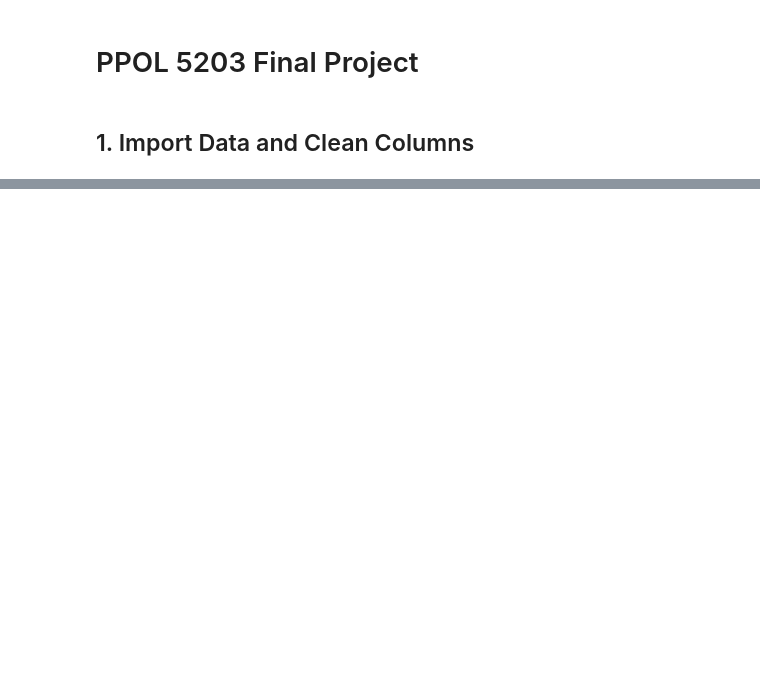
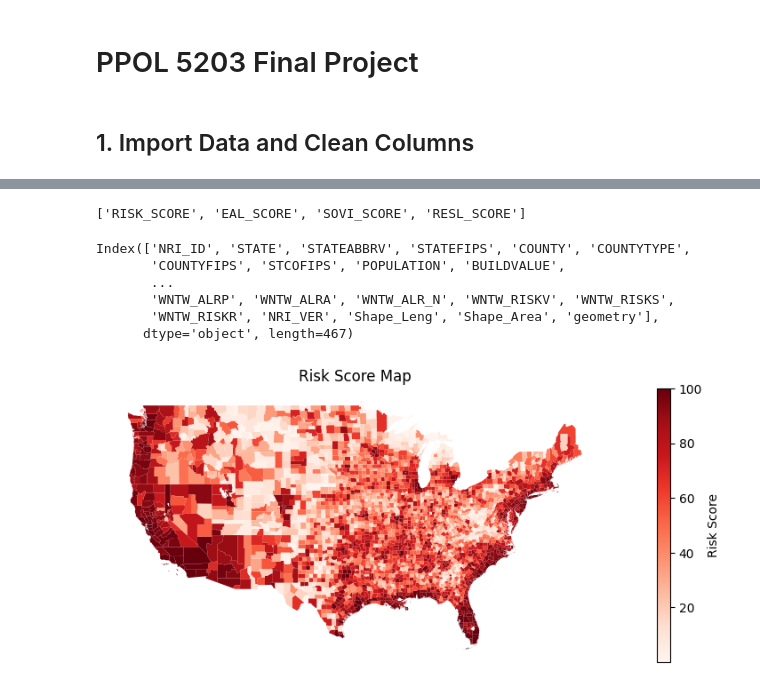
Before and after one commit to bridey397/PPOL5203_FinalProject, a Jupyter notebook: Python_code/GIS_Models.ipynb, the cells around one changed output, grey strips where cells are left out. Drawn from its saved outputs; the diff is of its cells as text; code cells hidden in the pictures; blank space fills up the shorter version.

```diff
--- a/Python_code/GIS_Models.ipynb
+++ b/Python_code/GIS_Models.ipynb
@@ -26,0 +51,34 @@ os.chdir("../")
+# %%
+shape_county = gpd.read_file('NRI_Shapefile_Counties.shp')
+# %%
+shape_county = shape_county[~shape_county.STATE.str.contains("American Samoa|Guam|Northern Mariana Islands|Virgin Islands|Puerto Rico")]
+shape_county.filter(columns = ["COUNTYFIPS", "geometry"])
+# %%
+[col for col in shape_county.columns if "SCORE" in col]
+# %% [output]
+['RISK_SCORE', 'EAL_SCORE', 'SOVI_SCORE', 'RESL_SCORE']
+# %%
+shape_county.columns
+# %% [output]
+Index(['NRI_ID', 'STATE', 'STATEABBRV', 'STATEFIPS', 'COUNTY', 'COUNTYTYPE',
+       'COUNTYFIPS', 'STCOFIPS', 'POPULATION', 'BUILDVALUE',
+       ...
+       'WNTW_ALRP', 'WNTW_ALRA', 'WNTW_ALR_N', 'WNTW_RISKV', 'WNTW_RISKS',
+       'WNTW_RISKR', 'NRI_VER', 'Shape_Leng', 'Shape_Area', 'geometry'],
+      dtype='object', length=467)
+# %%
+#Is one of these easier to comprehend than the other color-wise?
+
+fig, ax = plt.subplots(figsize=(15,4))
+
+gis_1 = shape_county[~shape_county.STATE.str.contains("Alaska|Hawaii")].plot(column = 'RISK_SCORE',
+                                                                    cmap = 'Reds',
+                                                                    legend = True, legend_kwds = {'label': "Risk Score"},
+                                                                       ax=ax)
+
+gis_1.set_axis_off()
+gis_1.set_title('Risk Score Map')
+
+plt.show()
+# %% [output]
+[figure, added]
```
Also changed, not shown: parts of 15 cells of this notebook, 2 other files.
